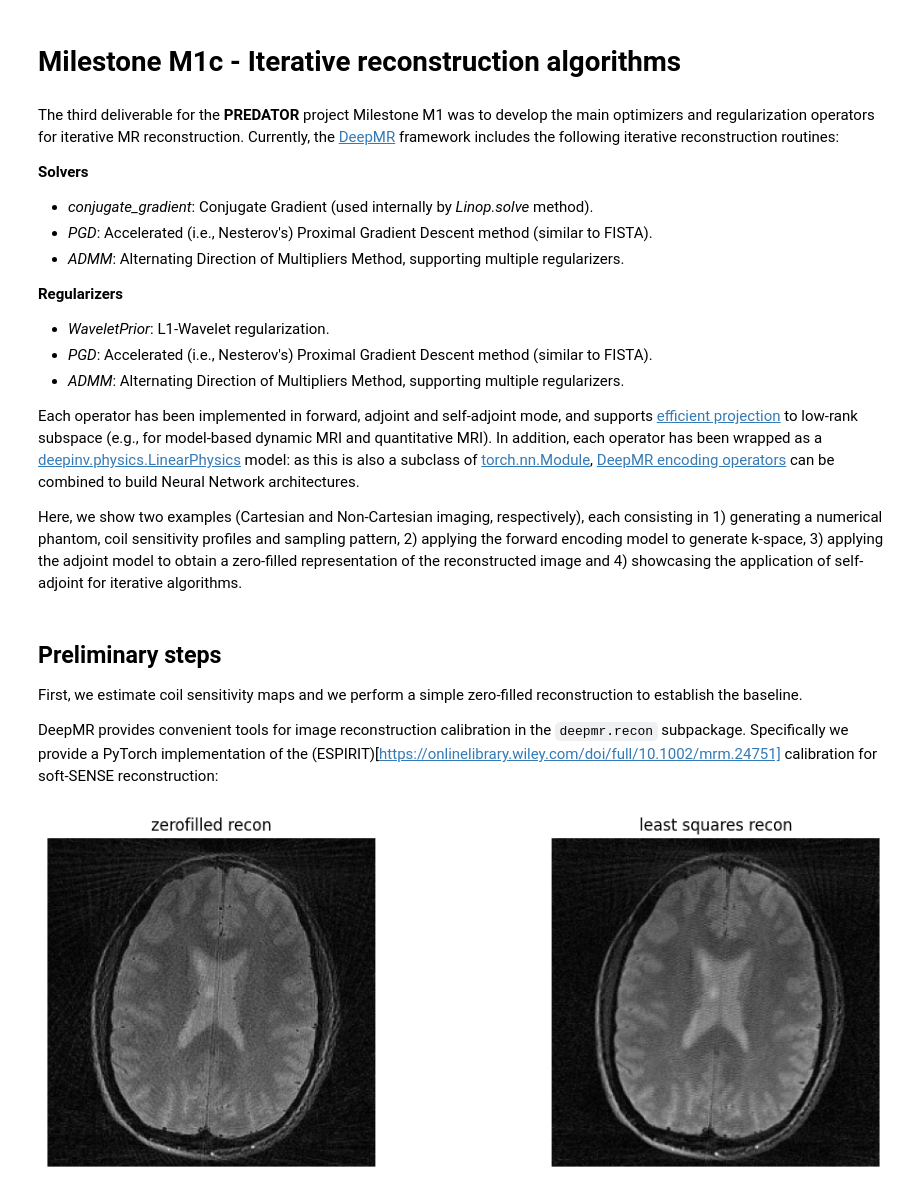
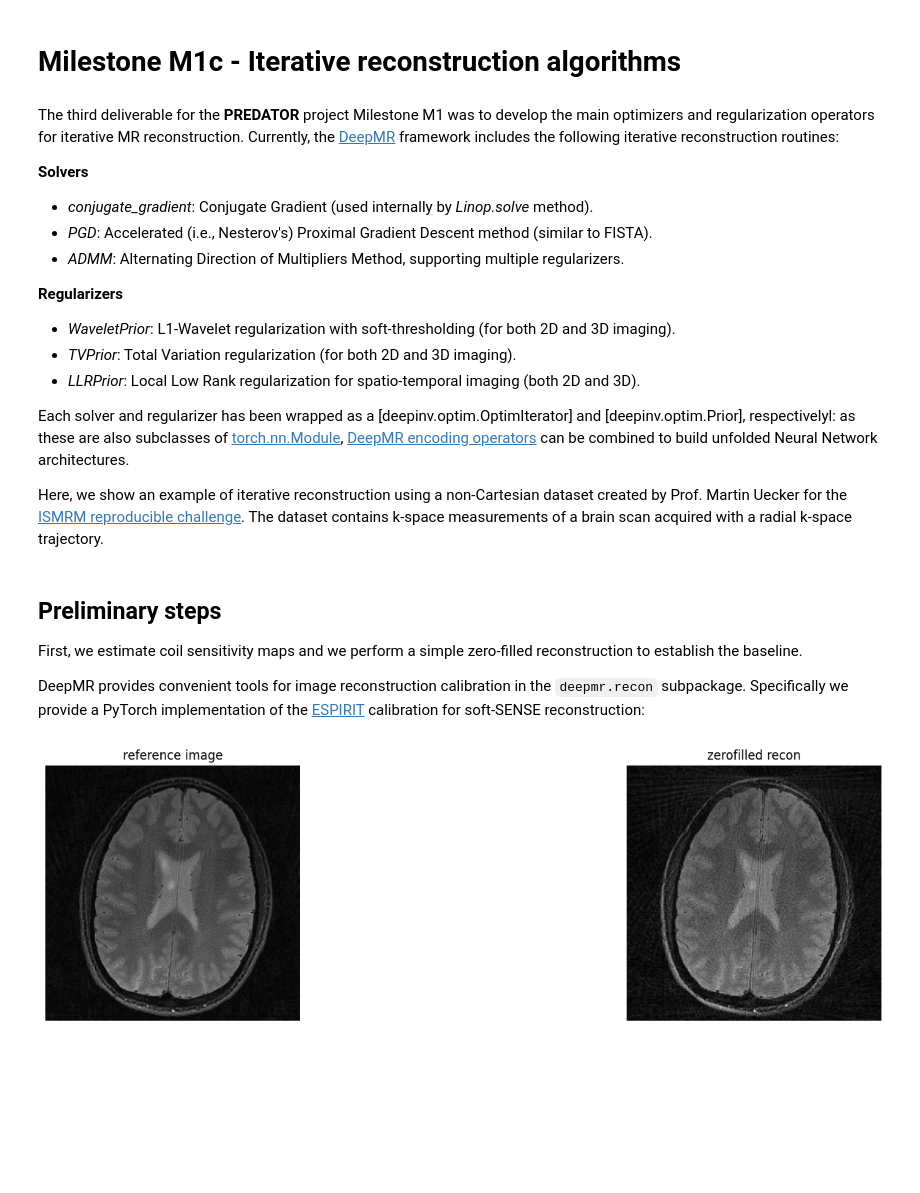
Before and after one commit to INFN-PREDATOR/PREDATOR-milestones, a Jupyter notebook: notebooks/M1c_iterative_reco.ipynb, the cells around one changed output. Drawn from its saved outputs; the diff is of its cells as text; code cells hidden in the pictures; blank space fills up the shorter version.

```diff
--- a/notebooks/M1c_iterative_reco.ipynb
+++ b/notebooks/M1c_iterative_reco.ipynb
@@ -9,13 +9,13 @@ The third deliverable for the **PREDATOR** project Milestone M1 was to develop t
 * *ADMM*: Alternating Direction of Multipliers Method, supporting multiple regularizers.
 
 **Regularizers**
-* *WaveletPrior*: L1-Wavelet regularization.
-* *PGD*: Accelerated (i.e., Nesterov's) Proximal Gradient Descent method (similar to FISTA).
-* *ADMM*: Alternating Direction of Multipliers Method, supporting multiple regularizers.
+* *WaveletPrior*: L1-Wavelet regularization with soft-thresholding (for both 2D and 3D imaging).
+* *TVPrior*: Total Variation regularization (for both 2D and 3D imaging).
+* *LLRPrior*: Local Low Rank regularization for spatio-temporal imaging (both 2D and 3D).
 
-Each operator has been implemented in forward, adjoint and self-adjoint mode, and supports [efficient projection](https://archive.ismrm.org/2022/2771.html) to low-rank subspace (e.g., for model-based dynamic MRI and quantitative MRI). In addition, each operator has been wrapped as a [deepinv.physics.LinearPhysics](https://deepinv.github.io/deepinv/stubs/deepinv.physics.LinearPhysics.html#deepinv.physics.LinearPhysics) model: as this is also a subclass of [torch.nn.Module](https://pytorch.org/docs/stable/generated/torch.nn.Module.html), [DeepMR encoding operators](https://infn-predator.github.io/deep-mr/core/linops.html) can be combined to build Neural Network architectures.
+Each solver and regularizer has been wrapped as a [deepinv.optim.OptimIterator] and [deepinv.optim.Prior], respectivelyl: as these are also subclasses of [torch.nn.Module](https://pytorch.org/docs/stable/generated/torch.nn.Module.html), [DeepMR encoding operators](https://infn-predator.github.io/deep-mr/core/linops.html) can be combined to build unfolded Neural Network architectures.
 
-Here, we show two examples (Cartesian and Non-Cartesian imaging, respectively), each consisting in 1) generating a numerical phantom, coil sensitivity profiles and sampling pattern, 2) applying the forward encoding model to generate k-space, 3) applying the adjoint model to obtain a zero-filled representation of the reconstructed image and 4) showcasing the application of self-adjoint for iterative algorithms.
+Here, we show an example of iterative reconstruction using a non-Cartesian dataset created by Prof. Martin Uecker for the [ISMRM reproducible challenge](https://blog.ismrm.org/2019/04/02/ismrm-reproducible-research-study-group-2019-reproduce-a-seminal-paper-initiative/). The dataset contains k-space measurements of a brain scan acquired with a radial k-space trajectory.
 # %%
 %matplotlib inline
 import copy
@@ -87,23 +87,22 @@ def load_challenge_rawdata(accel, datapath="../data/projection_ksp.npy", acqhead
 
 First, we estimate coil sensitivity maps and we perform a simple zero-filled reconstruction to establish the baseline.
 
-DeepMR provides convenient tools for image reconstruction calibration in the ``deepmr.recon`` subpackage. Specifically we provide a PyTorch implementation of the (ESPIRIT)[https://onlinelibrary.wiley.com/doi/full/10.1002/mrm.24751] calibration for soft-SENSE reconstruction:
+DeepMR provides convenient tools for image reconstruction calibration in the ``deepmr.recon`` subpackage. Specifically we provide a PyTorch implementation of the [ESPIRIT](https://onlinelibrary.wiley.com/doi/full/10.1002/mrm.24751) calibration for soft-SENSE reconstruction:
 # %%
 # load raw data
 device = "cpu"
-data, head, img0 = load_challenge_rawdata(2)
+data, head, img0 = load_challenge_rawdata(2) # skip every two radial views (acceleration R=2)
 
 # perform simple (zero-filled and CG) recon
 img_zf = deepmr.recon.recon_lstsq(data.clone(), copy.deepcopy(head), device=device)
-img_tk = deepmr.recon.recon_lstsq(data.clone(), copy.deepcopy(head), niter=10, lamda=0.25, device=device)
+
+# plot
+plt.rcParams['figure.figsize'] = [20, 4]
+
+plt.subplot(1, 2, 1)
+_ = plt.imshow(abs(torch.flip(img0, dims=(-1,)).squeeze().numpy(force=True)).T, cmap="gray"), plt.axis("off"), plt.title("reference image")
+plt.subplot(1, 2, 2)
+_ = plt.imshow(abs(torch.flip(img_zf, dims=(-1,)).squeeze().numpy(force=True)).T, cmap="gray"), plt.axis("off"), plt.title("zerofilled recon")
+plt.tight_layout()
+# %% [output]
+[figure, added]
-# %%
-# plot
-plt.rcParams['figure.figsize'] = [12, 4]
-
-plt.subplot(1, 2, 1)
-_ = plt.imshow(abs(torch.flip(img_zf, dims=(-1,)).squeeze().numpy(force=True)).T, cmap="gray"), plt.axis("off"), plt.title("zerofilled recon")
-plt.subplot(1, 2, 2)
-_ = plt.imshow(abs(torch.flip(img_tk, dims=(-1,)).squeeze().numpy(force=True)).T, cmap="gray"), plt.axis("off"), plt.title("least squares recon")
-plt.tight_layout()
-# %% [output]
-[figure, removed]
```
Also changed, not shown: parts of 6 cells of this notebook, 5 other files.
